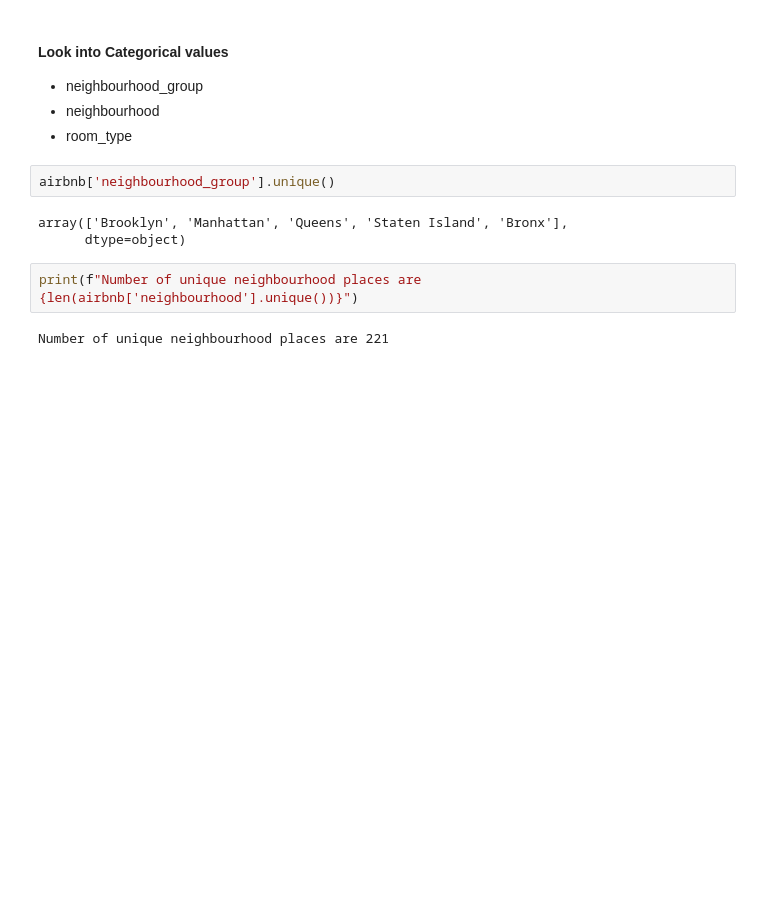
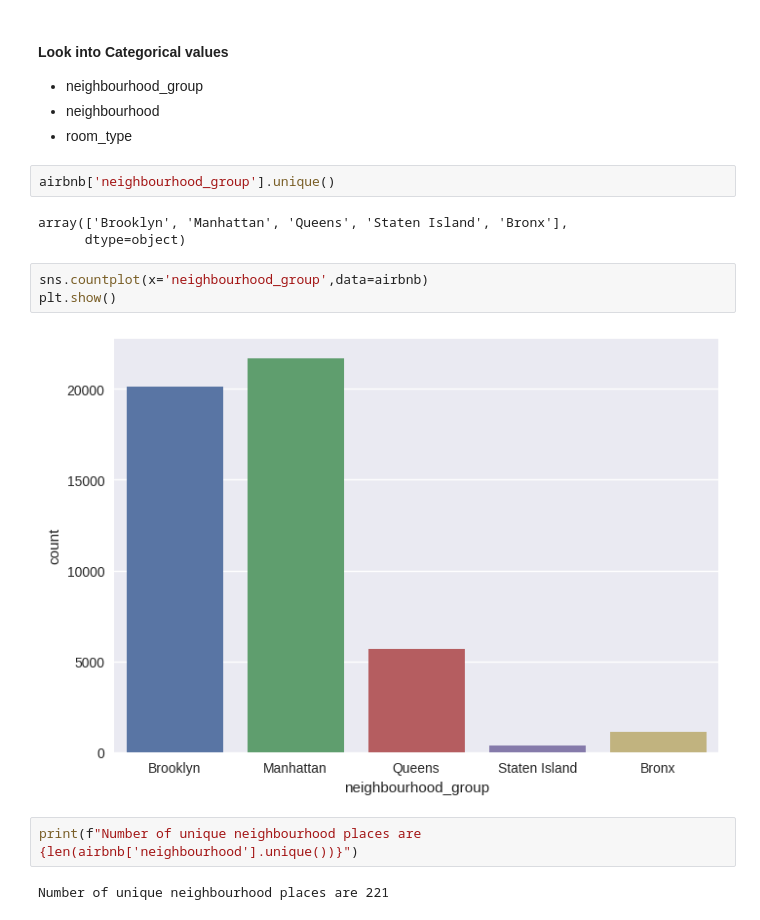
Before and after one commit to aman-singanamala/EDA-s, a Jupyter notebook: New-York-City-Airbnb-Open-Data/analysis.ipynb, the cells around one changed output. Cells and saved outputs as stored; diff of their text form; blank space fills up the shorter version.

```diff
--- a/New-York-City-Airbnb-Open-Data/analysis.ipynb
+++ b/New-York-City-Airbnb-Open-Data/analysis.ipynb
@@ -96,6 +97,11 @@ airbnb['neighbourhood_group'].unique()
 # %% [output]
 array(['Brooklyn', 'Manhattan', 'Queens', 'Staten Island', 'Bronx'],
       dtype=object)
+# %%
+sns.countplot(x='neighbourhood_group',data=airbnb)
+plt.show()
+# %% [output]
+[figure, added]
 # %%
 print(f"Number of unique neighbourhood places are {len(airbnb['neighbourhood'].unique())}")
 # %% [output]
```
Also changed, not shown: parts of 9 cells of this notebook, 6 other files.
